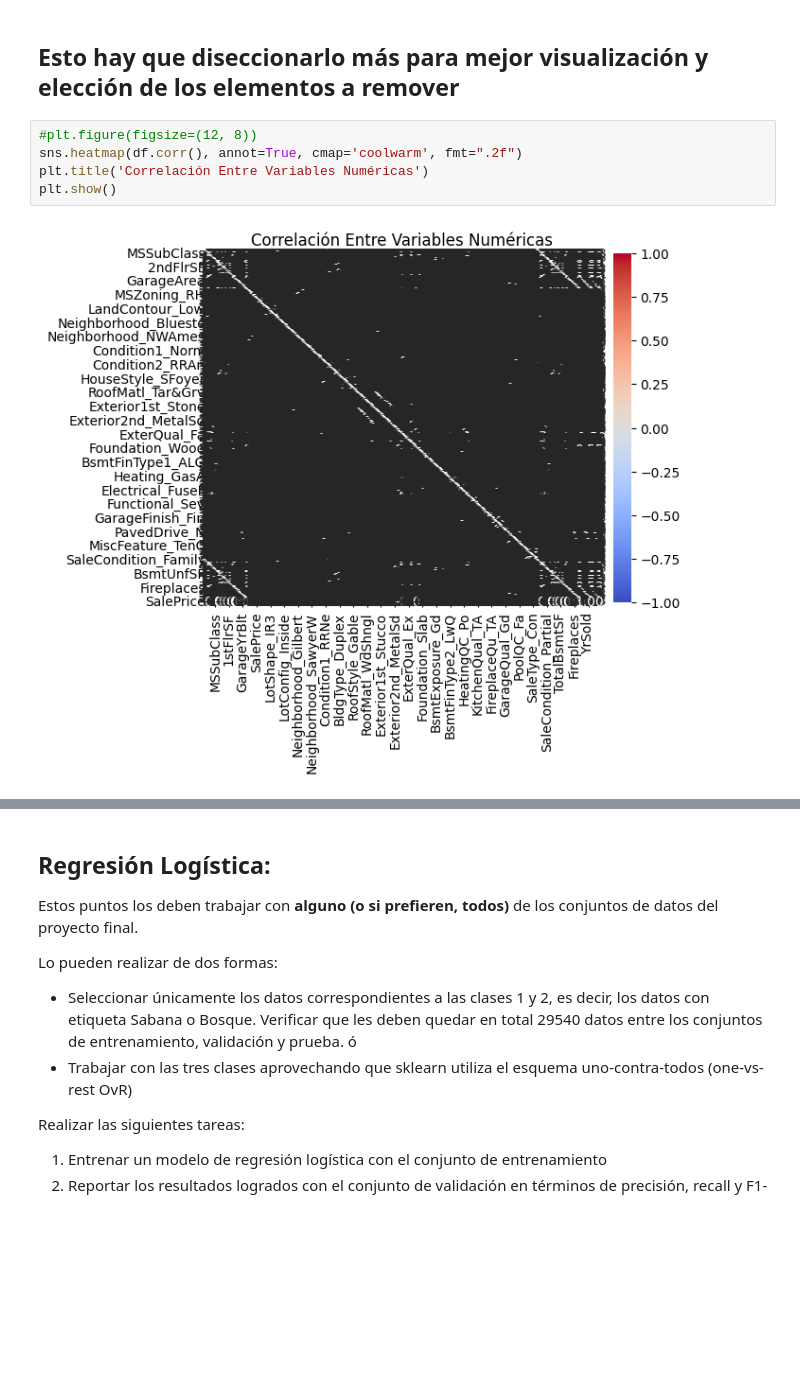
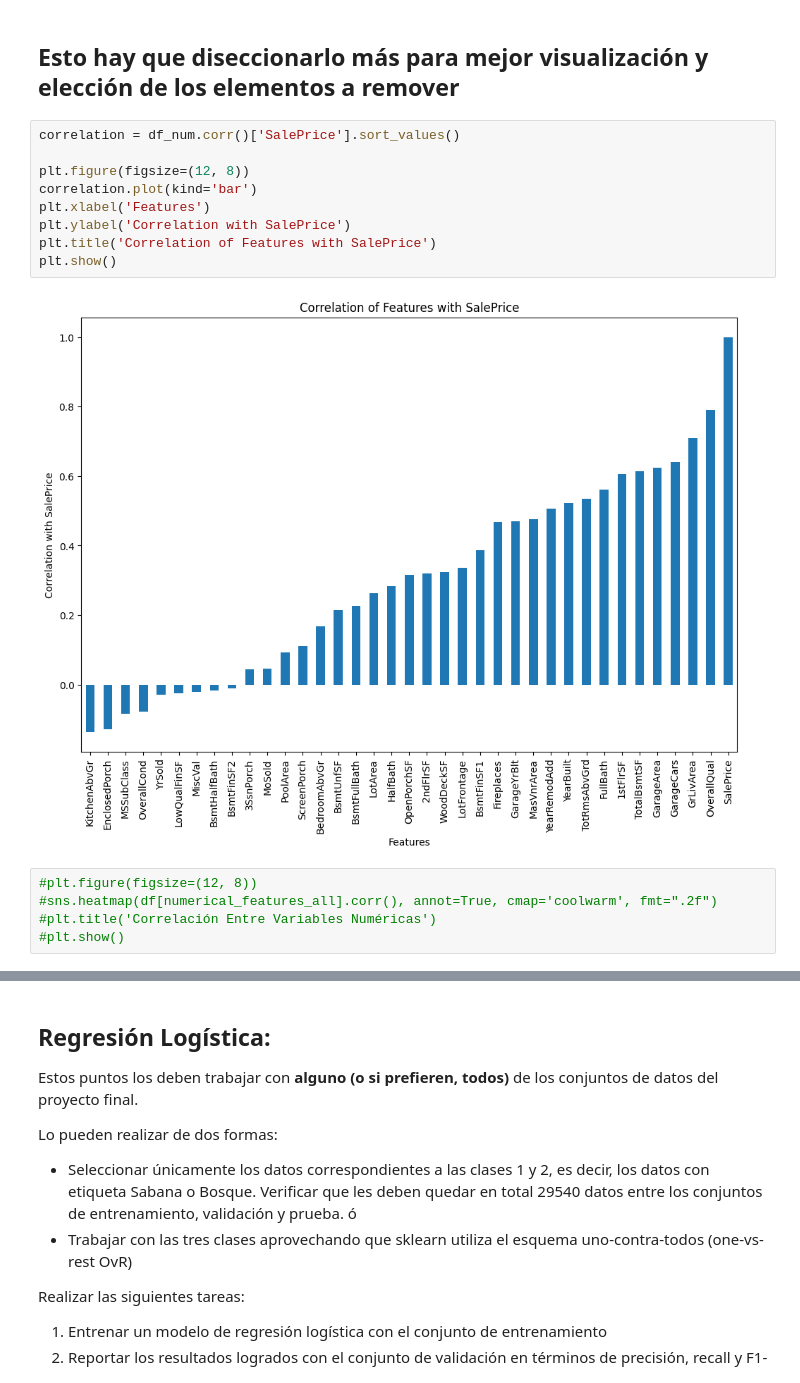
Before and after one commit to Wizardlyfix/Entregable-2-IA, a Jupyter notebook: Entregable2.ipynb, the cells around one changed output, grey strips where cells are left out. Drawn from its saved outputs; the diff is of its cells as text; blank space fills up the shorter version.

```diff
--- a/Entregable2.ipynb
+++ b/Entregable2.ipynb
@@ -180,12 +198,21 @@ mse
 import seaborn as sns
 # %% [markdown]
 ## Esto hay que diseccionarlo más para mejor visualización y elección de los elementos a remover
+# %%
+correlation = df_num.corr()['SalePrice'].sort_values()
+
+plt.figure(figsize=(12, 8))
+correlation.plot(kind='bar')
+plt.xlabel('Features')
+plt.ylabel('Correlation with SalePrice')
+plt.title('Correlation of Features with SalePrice')
+plt.show()
+# %% [output]
+[figure, added]
 # %%
 #plt.figure(figsize=(12, 8))
-sns.heatmap(df.corr(), annot=True, cmap='coolwarm', fmt=".2f")
-plt.title('Correlación Entre Variables Numéricas')
-plt.show()
+#sns.heatmap(df[numerical_features_all].corr(), annot=True, cmap='coolwarm', fmt=".2f")
+#plt.title('Correlación Entre Variables Numéricas')
+#plt.show()
-# %% [output]
-[figure, removed]
 # %%
 # Choose the features to remove
```
Also changed, not shown: parts of 8 cells of this notebook.
